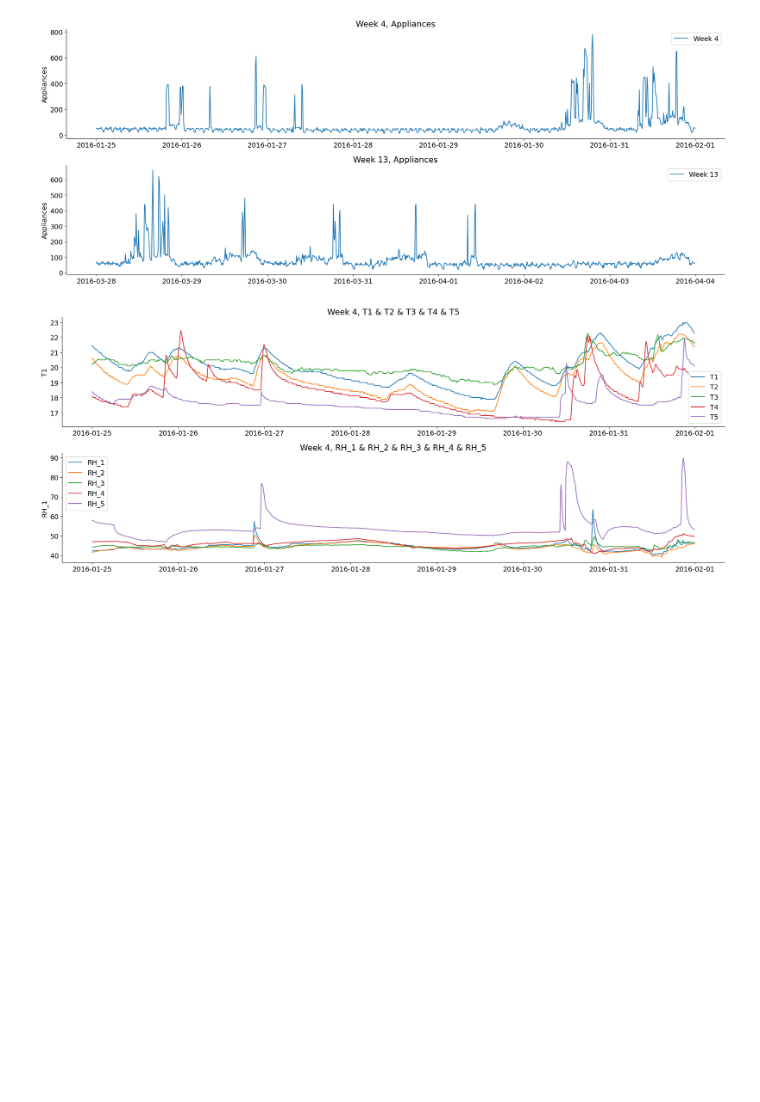
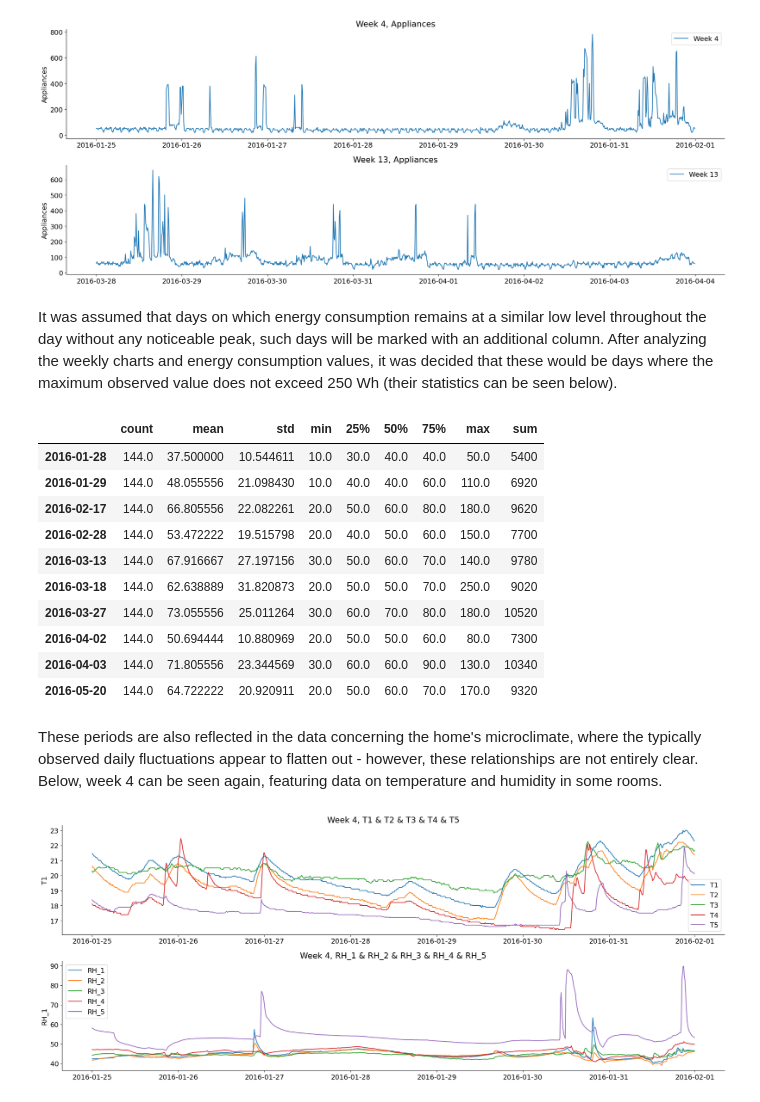
Before and after one commit to k-katarzyna/Appliances_Energy_Prediction, a Jupyter notebook: Appliances_energy_prediction/0_data_exploration.ipynb, the cells around one changed output. Cells and saved outputs as stored; diff of their text form; code cells hidden in the pictures; blank space fills up the shorter version.

```diff
--- a/Appliances_energy_prediction/0_data_exploration.ipynb
+++ b/Appliances_energy_prediction/0_data_exploration.ipynb
@@ -152,6 +145,27 @@ visualizer.plot_heatmap([2,3], "Appliances")
 visualizer.plot_many_weeks(weeks=[4, 13], columns=["Appliances"], single_plot=False)
 # %% [output]
 [figure]
+# %% [markdown]
+It was assumed that days on which energy consumption remains at a similar low level throughout the day without any noticeable peak, such days will be marked with an additional column. After analyzing the weekly charts and energy consumption values, it was decided that these would be days where the maximum observed value does not exceed 250 Wh (their statistics can be seen below).
+# %%
+grouped = enhanced_data.groupby(enhanced_data.index.date)["Appliances"]
+described = grouped.describe()
+described["sum"] = grouped.sum()
+described[described["max"] <= 250]
+# %% [output]
+|  | count | mean | std | min | 25% | 50% | 75% | max | sum |
+| 2016-01-28 | 144.0 | 37.500000 | 10.544611 | 10.0 | 30.0 | 40.0 | 40.0 | 50.0 | 5400 |
+| 2016-01-29 | 144.0 | 48.055556 | 21.098430 | 10.0 | 40.0 | 40.0 | 60.0 | 110.0 | 6920 |
+| 2016-02-17 | 144.0 | 66.805556 | 22.082261 | 20.0 | 50.0 | 60.0 | 80.0 | 180.0 | 9620 |
+| 2016-02-28 | 144.0 | 53.472222 | 19.515798 | 20.0 | 40.0 | 50.0 | 60.0 | 150.0 | 7700 |
+| 2016-03-13 | 144.0 | 67.916667 | 27.197156 | 30.0 | 50.0 | 60.0 | 70.0 | 140.0 | 9780 |
+| 2016-03-18 | 144.0 | 62.638889 | 31.820873 | 20.0 | 50.0 | 50.0 | 70.0 | 250.0 | 9020 |
+| 2016-03-27 | 144.0 | 73.055556 | 25.011264 | 30.0 | 60.0 | 70.0 | 80.0 | 180.0 | 10520 |
+| 2016-04-02 | 144.0 | 50.694444 | 10.880969 | 20.0 | 50.0 | 50.0 | 60.0 | 80.0 | 7300 |
+| 2016-04-03 | 144.0 | 71.805556 | 23.344569 | 30.0 | 60.0 | 60.0 | 90.0 | 130.0 | 10340 |
+| 2016-05-20 | 144.0 | 64.722222 | 20.920911 | 20.0 | 50.0 | 60.0 | 70.0 | 170.0 | 9320 |
+# %% [markdown]
+These periods are also reflected in the data concerning the home's microclimate, where the typically observed daily fluctuations appear to flatten out - however, these relationships are not entirely clear. Below, week 4 can be seen again, featuring data on temperature and humidity in some rooms.
 # %%
 visualizer.plot_one_week(4, columns=[["T1", "T2", "T3", "T4", "T5"],
                                      ["RH_1", "RH_2", "RH_3", "RH_4", "RH_5"]])
```
Also changed, not shown: parts of 14 cells of this notebook, 1 other file.
